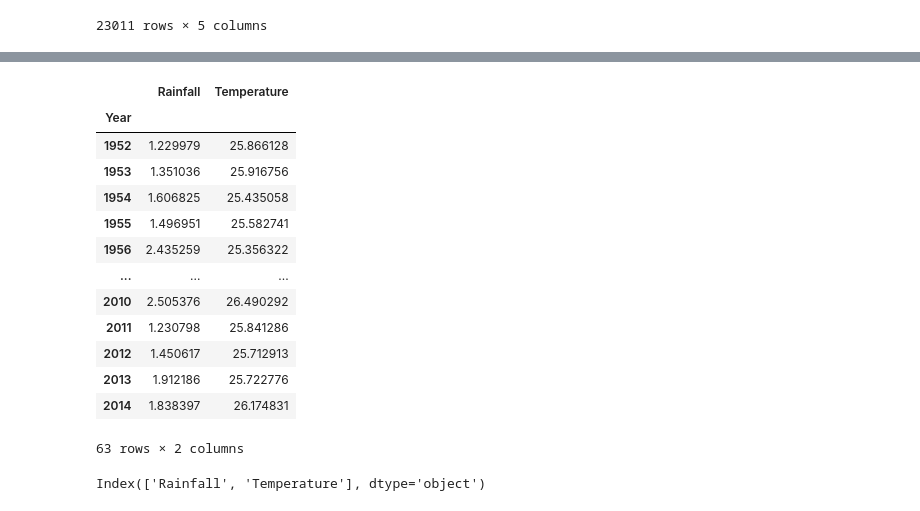
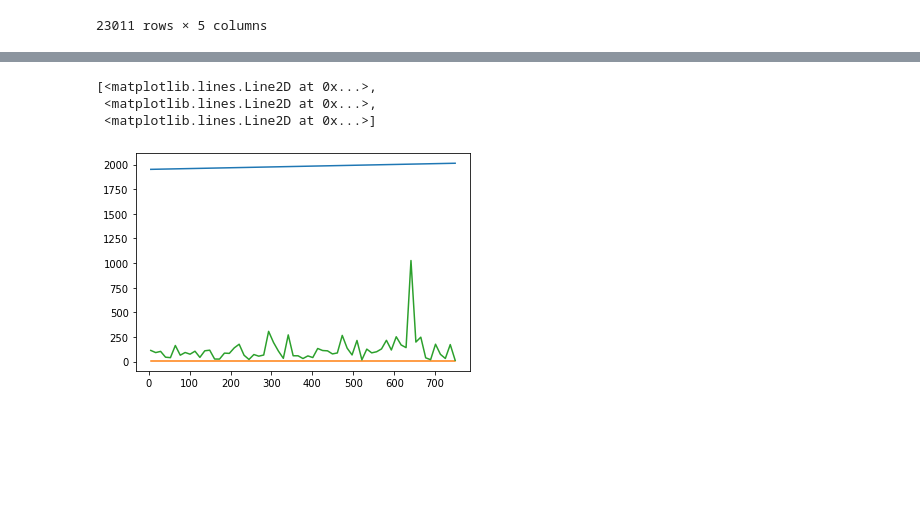
Before and after one commit to AnimeshN/IMD_rainfall_analysis_sinner, a Jupyter notebook: rainfall_analysis.ipynb, the cells around one changed output, grey strips where cells are left out. Cells and saved outputs as stored; diff of their text form; code cells hidden in the pictures; blank space fills up the shorter version.

```diff
--- a/rainfall_analysis.ipynb
+++ b/rainfall_analysis.ipynb
@@ -92,2 +151,5 @@ df
 # %%
-gb_df = df.groupby(['Year', 'Month'])
+gb_df = df.groupby(['Year','Month'],as_index=False)
+year_month=gb_df['Rainfall'].sum()
+july_trend = year_month[year_month['Month'] == 6]
+july_trend
@@ -164,21 +169,0 @@ file2.to_csv('yearly.csv')
-# %%
-file2
-# %% [output]
-|  | Rainfall | Temperature |
-| Year |  |  |
-| 1952 | 1.229979 | 25.866128 |
-| 1953 | 1.351036 | 25.916756 |
-| 1954 | 1.606825 | 25.435058 |
-| 1955 | 1.496951 | 25.582741 |
-| 1956 | 2.435259 | 25.356322 |
-| ... | ... | ... |
-| 2010 | 2.505376 | 26.490292 |
-| 2011 | 1.230798 | 25.841286 |
-| 2012 | 1.450617 | 25.712913 |
-| 2013 | 1.912186 | 25.722776 |
-| 2014 | 1.838397 | 26.174831 |
-63 rows × 2 columns
-# %%
-file2.columns
-# %% [output]
-Index(['Rainfall', 'Temperature'], dtype='object')
@@ -186,0 +170,7 @@ file2.
+# %%
+plt.plot(july_trend['Year'],)
+# %% [output]
+[<matplotlib.lines.Line2D at 0x...>,
+ <matplotlib.lines.Line2D at 0x...>,
+ <matplotlib.lines.Line2D at 0x...>]
+[figure, added]
```
Also changed, not shown: parts of 18 cells of this notebook, 2 other files.
